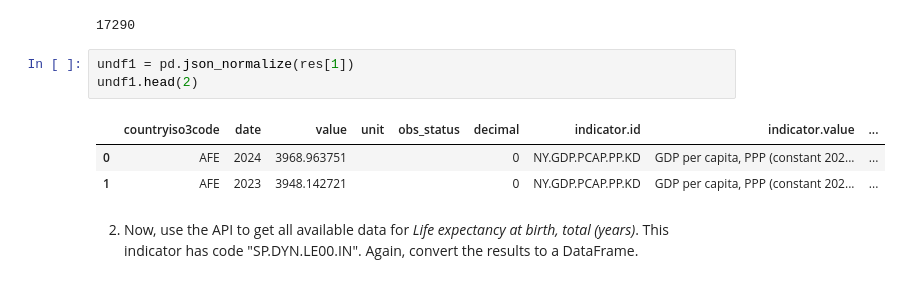
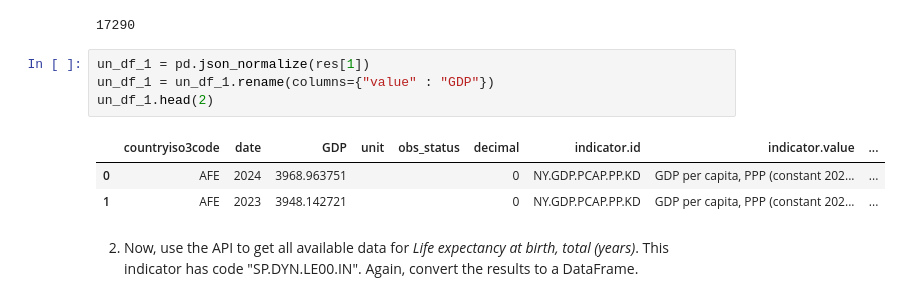
Before and after one commit to nss-data-science-cohort-9/apis-exercise-joshwtacker, a Jupyter notebook: notebooks/UNData API Exercise.ipynb, the cells around one changed output. Cells and saved outputs as stored; diff of their text form.

```diff
--- a/notebooks/UNData API Exercise.ipynb
+++ b/notebooks/UNData API Exercise.ipynb
@@ -36,10 +36,11 @@ len(res[1])
 # %% [output]
 17290
 # %%
-undf1 = pd.json_normalize(res[1])
-undf1.head(2)
+un_df_1 = pd.json_normalize(res[1])
+un_df_1 = un_df_1.rename(columns={"value" : "GDP"})
+un_df_1.head(2)
 # %% [output]
-|  | countryiso3code | date | value | unit | obs_status | decimal | indicator.id | indicator.value | ... |
+|  | countryiso3code | date | GDP | unit | obs_status | decimal | indicator.id | indicator.value | ... |
 | 0 | AFE | 2024 | 3968.963751 |  |  | 0 | NY.GDP.PCAP.PP.KD | GDP per capita, PPP (constant 202... | ... |
 | 1 | AFE | 2023 | 3948.142721 |  |  | 0 | NY.GDP.PCAP.PP.KD | GDP per capita, PPP (constant 202... | ... |
 # %% [markdown]
```
Also changed, not shown: parts of 16 cells of this notebook.
